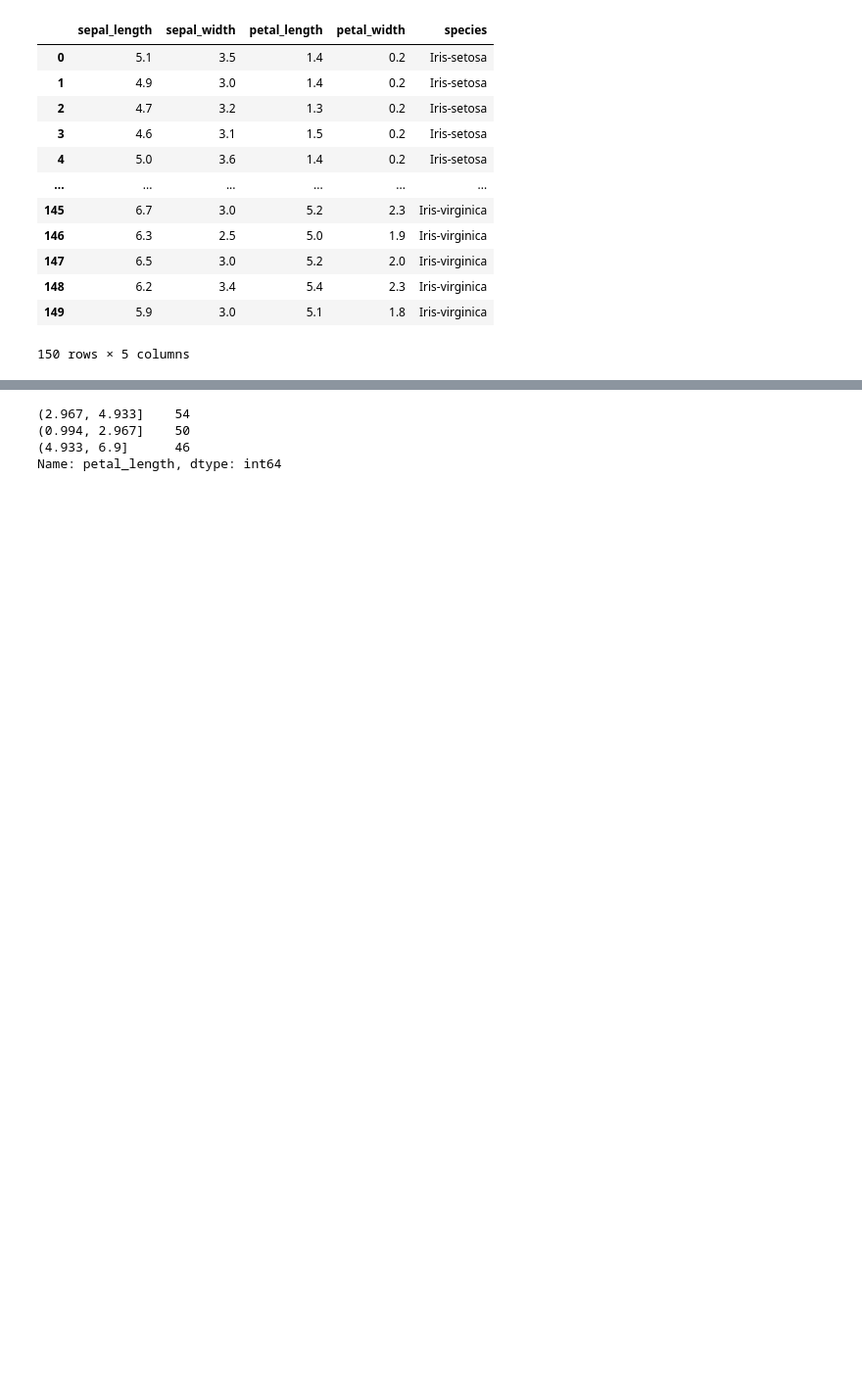
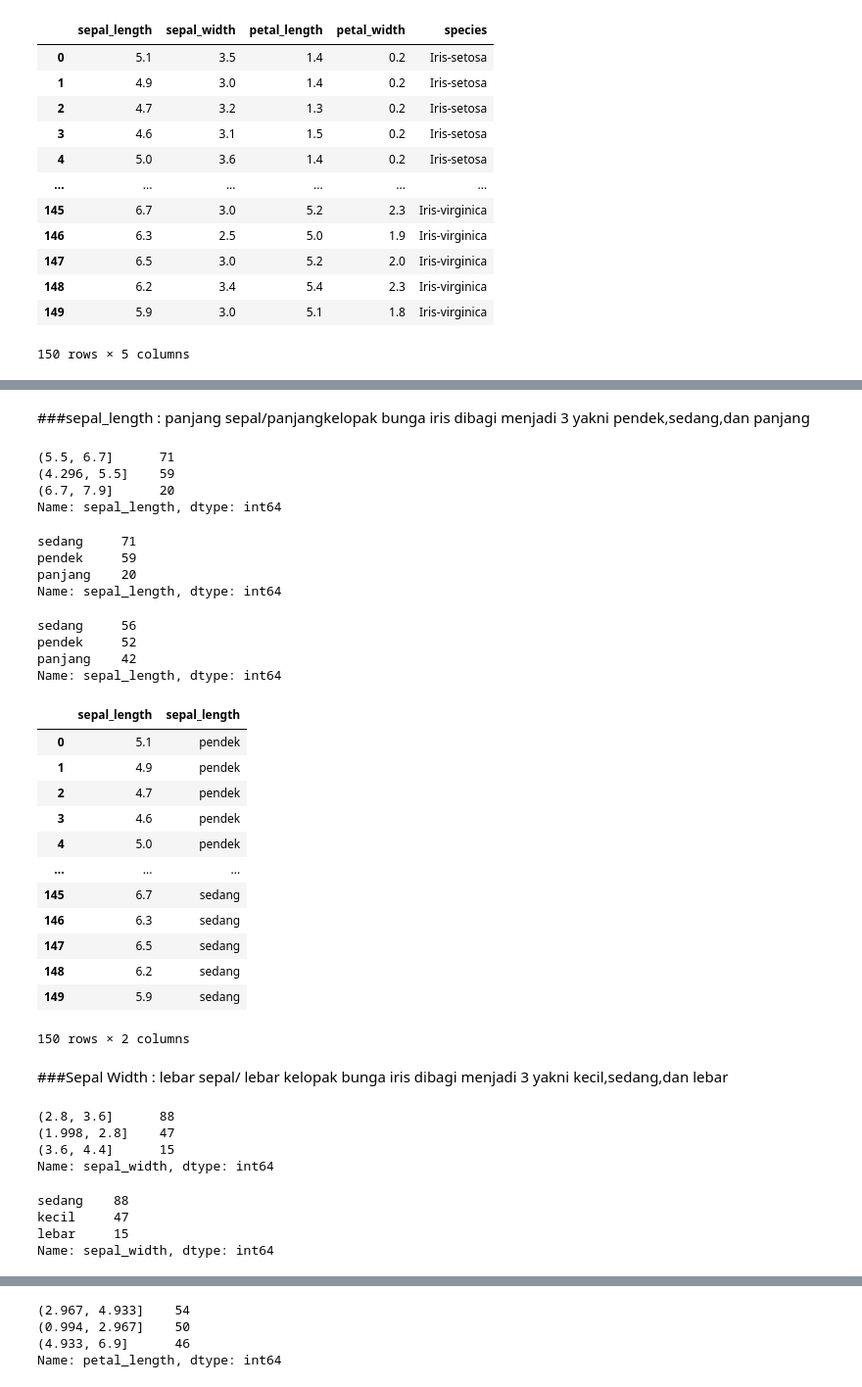
Before and after one commit to Amelia039/datamining, a Jupyter notebook: _sources/tugas2.ipynb, the cells around one changed output, grey strips where cells are left out. Shown at 98% size. Saved outputs shown, nothing was run; the diff lists cells and outputs as text; code cells hidden in the pictures; blank space fills up the shorter version.

```diff
--- a/_sources/tugas2.ipynb
+++ b/_sources/tugas2.ipynb
@@ -30,0 +55,68 @@ c
+# %%
+labelsforlength=['pendek','sedang','panjang'] #Untuk label panjang
+labelsforwidth=['kecil','sedang','lebar'] #Untukk label lebar
+# %% [markdown]
+###sepal_length	: panjang sepal/panjangkelopak bunga iris dibagi menjadi 3 yakni pendek,sedang,dan panjang
+# %%
+eqwidth_sepal_length_intv = pd.cut(c['sepal_length'],3).value_counts()
+eqwidth_sepal_length_intv
+# %% [output]
+(5.5, 6.7]      71
+(4.296, 5.5]    59
+(6.7, 7.9]      20
+Name: sepal_length, dtype: int64
+# %%
+
+eqwidth_sepal_length = pd.cut(c['sepal_length'],3,labels=labelsforlength).value_counts()
+eqwidth_sepal_length
+# %% [output]
+sedang     71
+pendek     59
+panjang    20
+Name: sepal_length, dtype: int64
+# %%
+a = pd.qcut(c['sepal_length'],3,labels=labelsforlength).value_counts()
+a
+# %% [output]
+sedang     56
+pendek     52
+panjang    42
+Name: sepal_length, dtype: int64
+# %%
+
+sepal_length_bin = pd.cut(c['sepal_length'],len(labelsforlength), True, labelsforlength)
+sepal_with_label = sepal_length_bin.value_counts()
+pd.concat((c['sepal_length'],sepal_length_bin),axis=1)
+# %% [output]
+|  | sepal_length | sepal_length |
+| 0 | 5.1 | pendek |
+| 1 | 4.9 | pendek |
+| 2 | 4.7 | pendek |
+| 3 | 4.6 | pendek |
+| 4 | 5.0 | pendek |
+| ... | ... | ... |
+| 145 | 6.7 | sedang |
+| 146 | 6.3 | sedang |
+| 147 | 6.5 | sedang |
+| 148 | 6.2 | sedang |
+| 149 | 5.9 | sedang |
+150 rows × 2 columns
+# %% [markdown]
+###Sepal Width : lebar sepal/ lebar kelopak bunga iris dibagi menjadi 3 yakni kecil,sedang,dan lebar
+# %%
+eqwidth_sepal_width_intv = pd.cut(c['sepal_width'],3).value_counts()
+eqwidth_sepal_width_intv
+# %% [output]
+(2.8, 3.6]      88
+(1.998, 2.8]    47
+(3.6, 4.4]      15
+Name: sepal_width, dtype: int64
+# %%
+labelsforwidth=['kecil','sedang','lebar']
+eqwidth_sepal_width = pd.cut(c['sepal_width'],3,labels=labelsforwidth).value_counts()
+eqwidth_sepal_width
+# %% [output]
+sedang    88
+kecil     47
+lebar     15
+Name: sepal_width, dtype: int64
```
Also changed, not shown: parts of 48 cells of this notebook, 4 other files.
